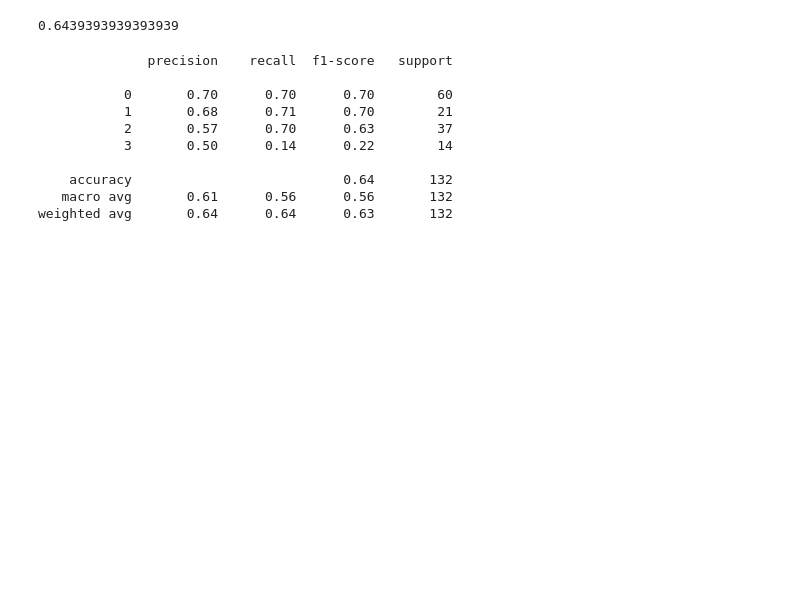
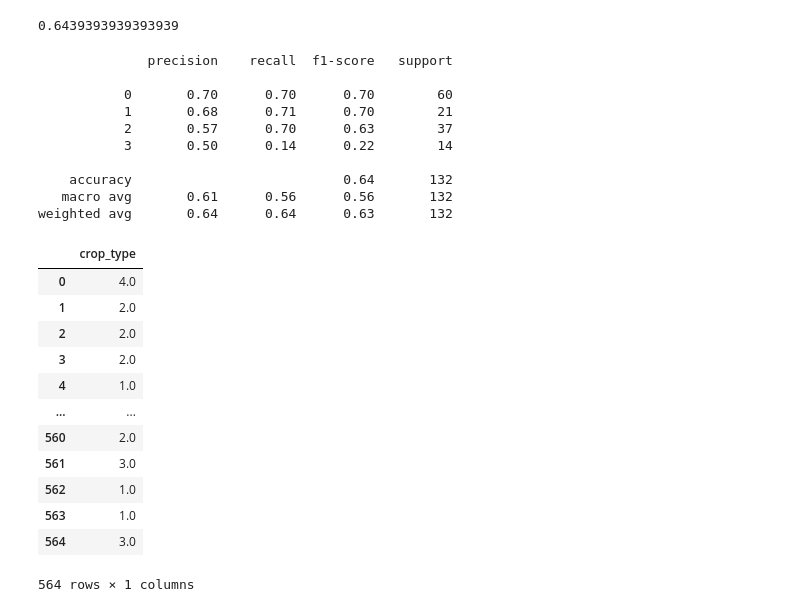
Before and after one commit to boat1603/TheMoon-AI-Robotics-Hackathon-2022-, a Jupyter notebook: 03-M1-Model Inference.ipynb, the cells around one changed output. Saved outputs shown, nothing was run; the diff lists cells and outputs as text; code cells hidden in the pictures; blank space fills up the shorter version.

```diff
--- a/03-M1-Model Inference.ipynb
+++ b/03-M1-Model Inference.ipynb
@@ -306,3 +306,25 @@ print(classification_report(act_label, pred_label))
     accuracy                           0.64       132
    macro avg       0.61      0.56      0.56       132
 weighted avg       0.64      0.64      0.63       132
+# %%
+import pandas as pd
+import numpy as np
+df = pd.read_csv('submissions/S03_M2_ClassificationTraining_CONV1D_Result.csv')
+df = df[['crop_type']]
+df = pd.Series(df.iloc[:12]['crop_type'].tolist()+[np.nan]+df.iloc[12:]['crop_type'].tolist(),name='crop_type').to_frame()
+df = df.dropna()
+df
+# %% [output]
+|  | crop_type |
+| 0 | 4.0 |
+| 1 | 2.0 |
+| 2 | 2.0 |
+| 3 | 2.0 |
+| 4 | 1.0 |
+| ... | ... |
+| 560 | 2.0 |
+| 561 | 3.0 |
+| 562 | 1.0 |
+| 563 | 1.0 |
+| 564 | 3.0 |
+564 rows × 1 columns
```
Also changed, not shown: parts of 1 cell of this notebook, 3 other files.
